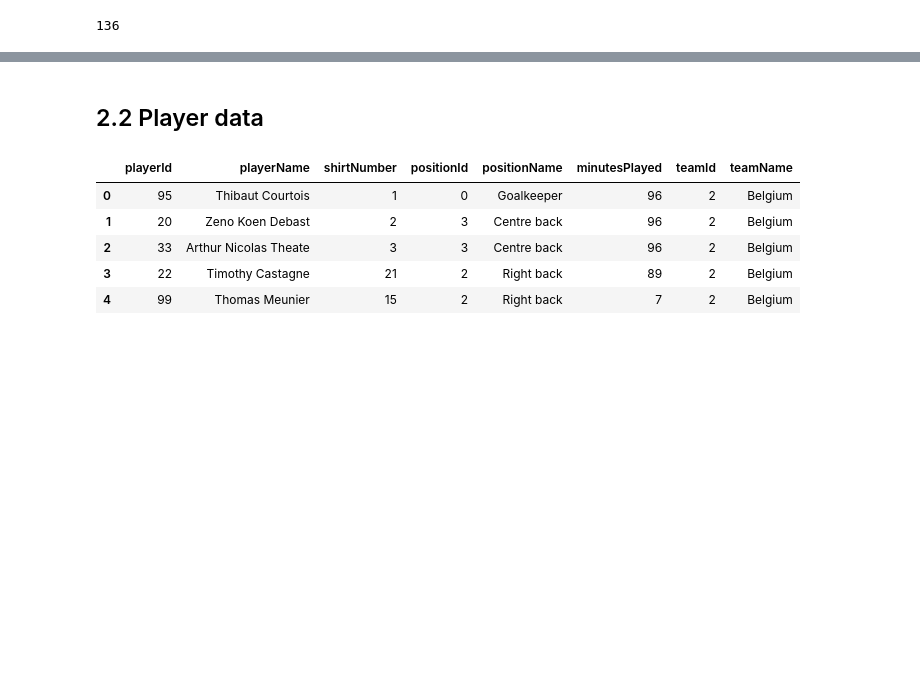
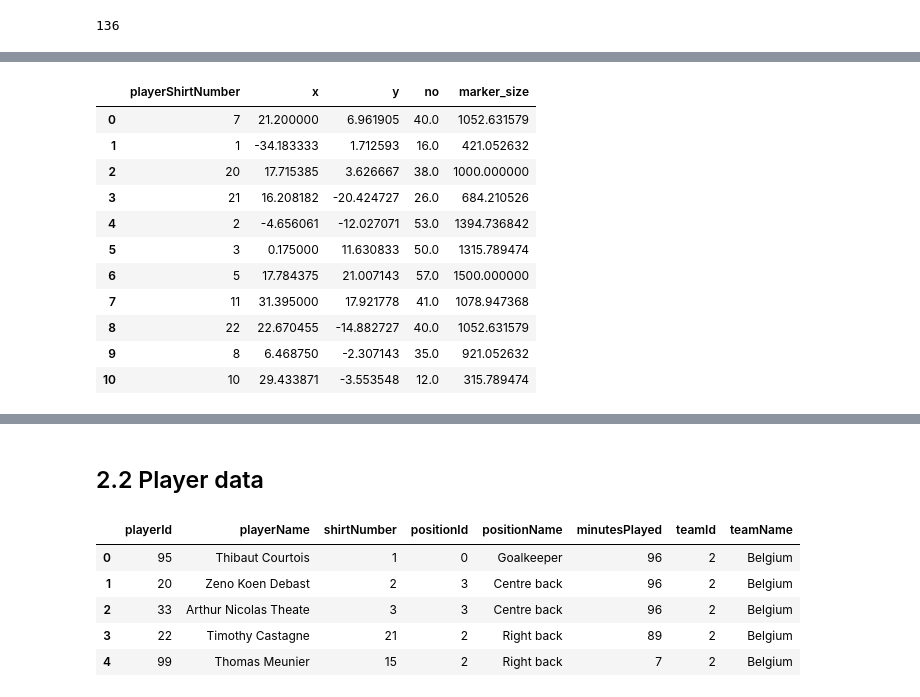
Before and after one commit to MarijnSt/belgium-north-macedonia-analysis, a Jupyter notebook: notebooks/data_exploration.ipynb, the cells around one changed output, grey strips where cells are left out. Cells and saved outputs as stored; diff of their text form; code cells hidden in the pictures; blank space fills up the shorter version.

Commit message:
feat: passing networks

```diff
--- a/notebooks/data_exploration.ipynb
+++ b/notebooks/data_exploration.ipynb
@@ -333,0 +347,17 @@ len(defensive_actions_test)
+# %%
+from transform import get_passing_network_data
+scatter_df, lines_df = get_passing_network_data(events_data, player_data, "Belgium")
+scatter_df.head(20)
+# %% [output]
+|  | playerShirtNumber | x | y | no | marker_size |
+| 0 | 7 | 21.200000 | 6.961905 | 40.0 | 1052.631579 |
+| 1 | 1 | -34.183333 | 1.712593 | 16.0 | 421.052632 |
+| 2 | 20 | 17.715385 | 3.626667 | 38.0 | 1000.000000 |
+| 3 | 21 | 16.208182 | -20.424727 | 26.0 | 684.210526 |
+| 4 | 2 | -4.656061 | -12.027071 | 53.0 | 1394.736842 |
+| 5 | 3 | 0.175000 | 11.630833 | 50.0 | 1315.789474 |
+| 6 | 5 | 17.784375 | 21.007143 | 57.0 | 1500.000000 |
+| 7 | 11 | 31.395000 | 17.921778 | 41.0 | 1078.947368 |
+| 8 | 22 | 22.670455 | -14.882727 | 40.0 | 1052.631579 |
+| 9 | 8 | 6.468750 | -2.307143 | 35.0 | 921.052632 |
+| 10 | 10 | 29.433871 | -3.553548 | 12.0 | 315.789474 |
```
Also changed, not shown: parts of 4 cells of this notebook, 5 other files.
